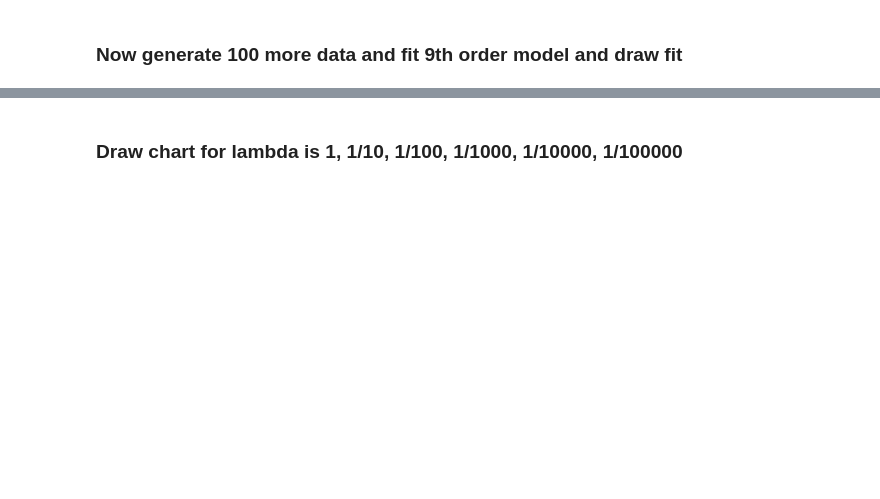
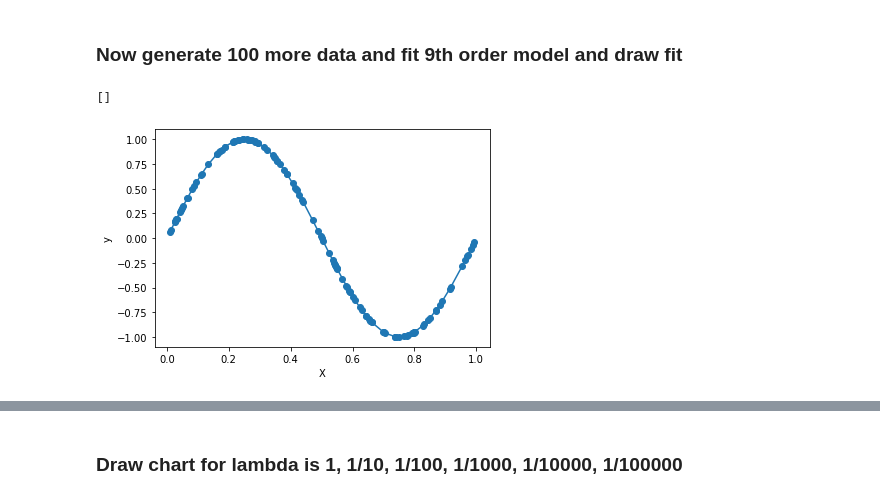
Before and after one commit to jay-thakur/Concept_of_Overfitting, a Jupyter notebook: Concept_of_Overfitting.ipynb, the cells around one changed output, grey strips where cells are left out. Saved outputs shown, nothing was run; the diff lists cells and outputs as text; code cells hidden in the pictures; blank space fills up the shorter version.

```diff
--- a/Concept_of_Overfitting.ipynb
+++ b/Concept_of_Overfitting.ipynb
@@ -249,2 +171,24 @@ weights_df
 # %% [markdown]
 ### Now generate 100 more data and fit 9th order model and draw fit
+# %%
+# uniform distribution
+new_samples = 120
+X_new = np.sort(np.random.uniform(0, 1, new_samples))
+# X_new = np.sort(np.random.uniform(0, 1, new_samples))[:, np.newaxis]
+# print(X_new)
+
+# Sample N from the normal gaussian distribution
+N_new = np.random.normal(0, 1)
+# print(N_new)
+
+y_new = np.sin(2*np.pi*X_new) + N_new * 0.1
+# print(y_new)
+# %%
+plt.scatter(X_new, y_new)
+plt.plot(X_new, y_new)
+plt.xlabel("X")
+plt.ylabel("y")
+plt.plot()
+# %% [output]
+[]
+[figure, added]
```
Also changed, not shown: parts of 33 cells of this notebook.
